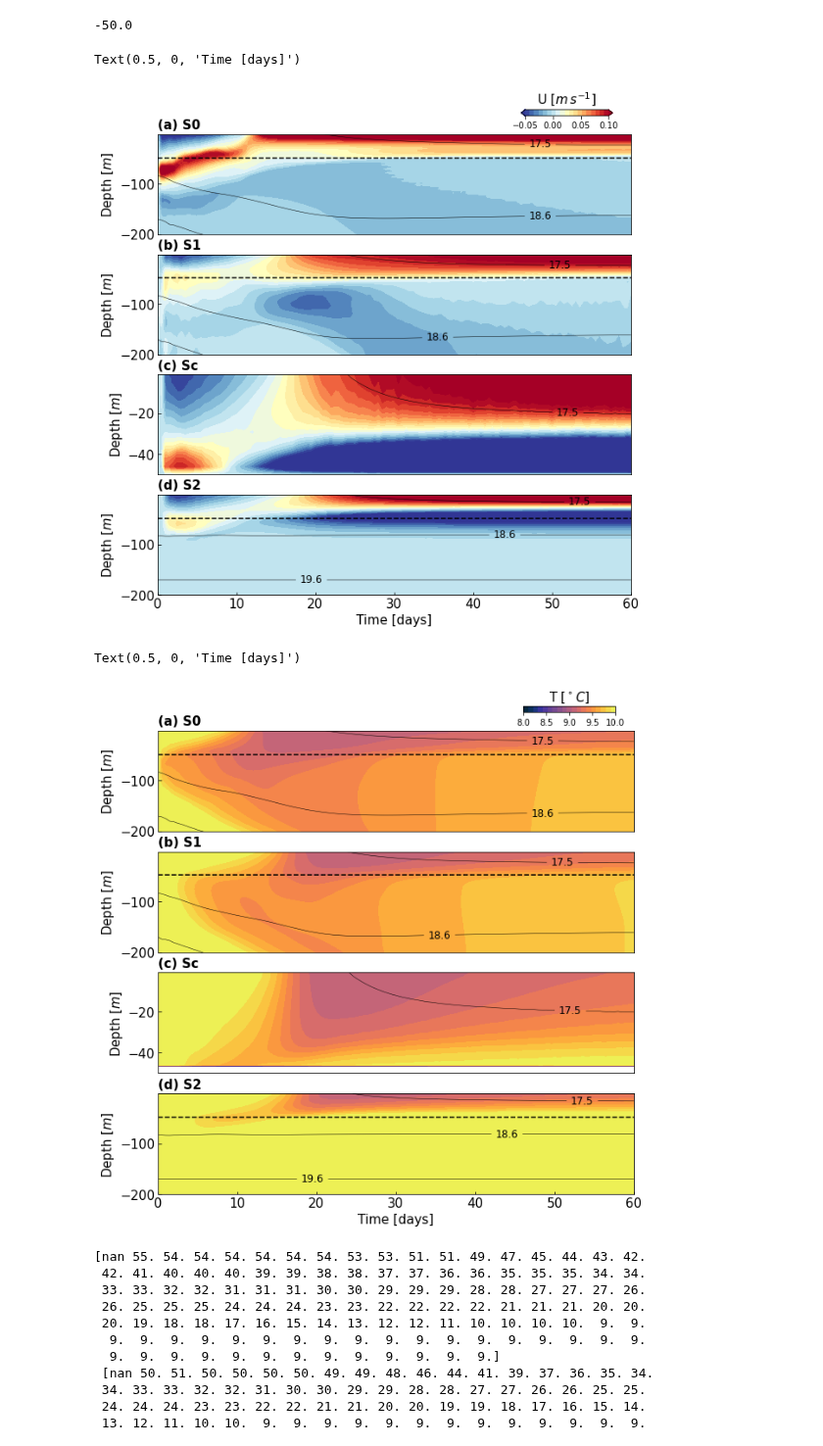
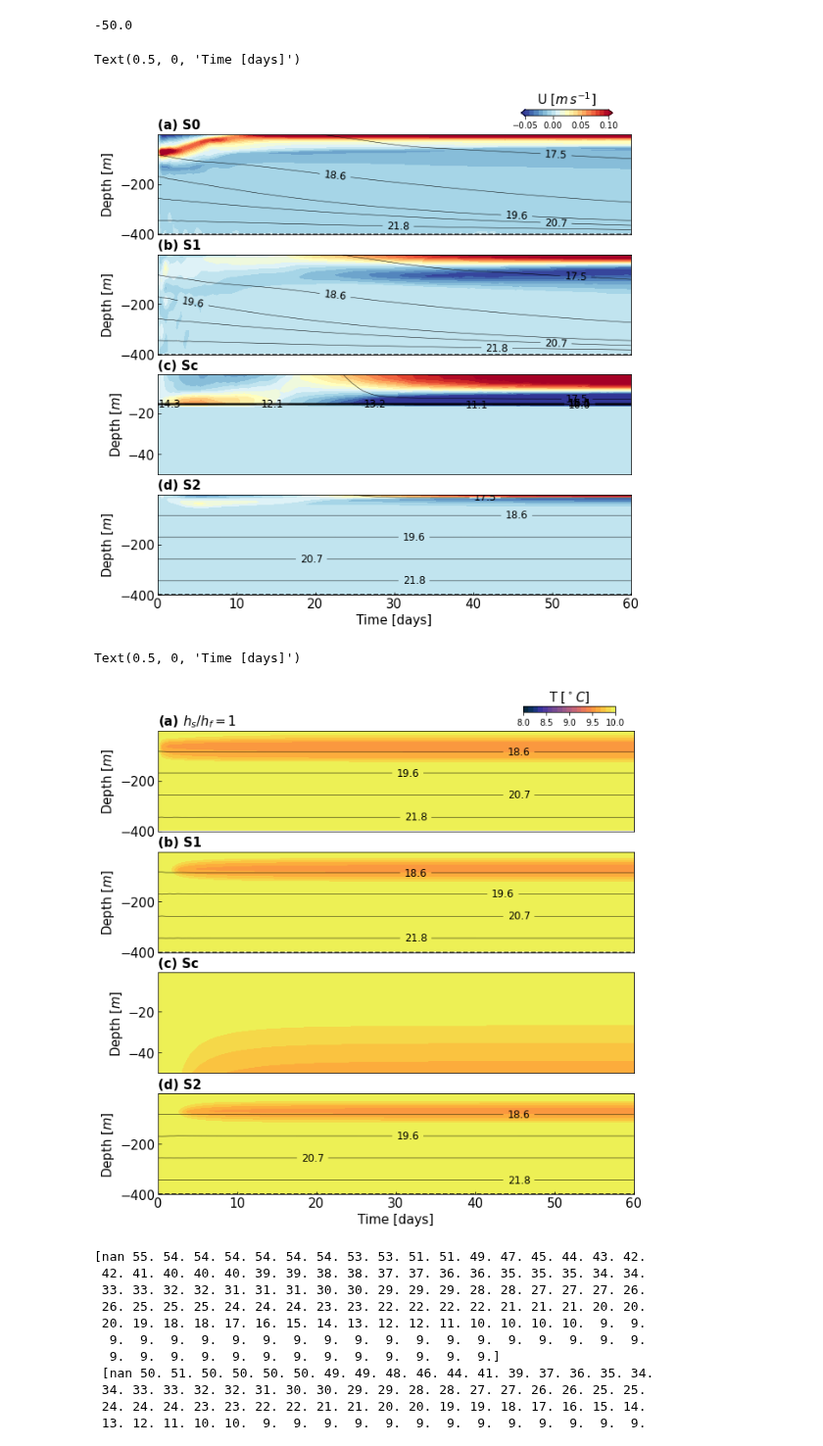
Before and after one commit to weiyangbao/Jupyter-Iceplume, a Jupyter notebook: Fjord Modeling/Strat_Transition.ipynb, the cells around one changed output. Shown at 98% size. Drawn from its saved outputs; the diff is of its cells as text; code cells hidden in the pictures.

Commit message:
New plots for no-sill cases

```diff
--- a/Fjord Modeling/Strat_Transition.ipynb
+++ b/Fjord Modeling/Strat_Transition.ipynb
@@ -35,7 +35,7 @@ def UT_prof(datapath, case_id, xidx):
     return depth, time, Uzt, Tzt, Rho
 # %%
 path1 = '/work/oceans/wbao/MITgcm_results/iceplume/4_Sz_minhs'
-path2 = '/work/oceans/wbao/MITgcm_results/iceplume/Sal_Linear_maxhs'
+path2 = '/work/oceans/wbao/MITgcm_results/iceplume/Sal_Linear_nosill'
 path3 = '/work/oceans/wbao/MITgcm_results/iceplume/2_Qsg_minhs'
 
 caseN = 4
@@ -60,7 +60,7 @@ cu = np.linspace(-0.05,0.1,20) # Contour range for U
 crho = np.linspace(10,25,15) # Contour range for density
 cmap = 'RdYlBu_r'
 
-hs = 48
+hs = 400
 ax1 = fig1.add_subplot(411)
 im1 = ax1.contourf(time, depth, U1, cu, cmap=cmap, extend='both')
 ax1.axhline(y=-hs,color='k',linestyle='--')
@@ -75,7 +75,7 @@ cbar.set_ticks([-0.05,0,0.05,0.1])
 cbar.ax.set_title('U [$m\,s^{-1}$]', size=15)
 
 ax1.set_xlim(time[0],time[-1])
-ax1.set_ylim(-200,depth[0])
+ax1.set_ylim(-400,depth[0])
 ax1.xaxis.set_visible(False)
 ax1.tick_params(direction='in', labelsize=15)
 ax1.set_title('(a) S0', loc='left', size=15, weight='bold')
@@ -91,7 +91,7 @@ plt.clabel(CS2, fmt='%1.1f', fontsize=12, inline=1)
 
 
 ax2.set_xlim(time[0],time[-1])
-ax2.set_ylim(-200,depth[0])
+ax2.set_ylim(-400,depth[0])
 ax2.xaxis.set_visible(False)
 ax2.tick_params(direction='in', labelsize=15)
 ax2.set_title('(b) S1', loc='left', size=15, weight='bold')
@@ -123,14 +123,14 @@ plt.clabel(CS4, fmt='%1.1f', fontsize=12, inline=1)
 ax4.axhline(y=-hs,color='k',linestyle='--')
 
 ax4.set_xlim(time[0],time[-1])
-ax4.set_ylim(-200,depth[0])
+ax4.set_ylim(-400,depth[0])
 ax4.tick_params(direction='in', labelsize=15)
 ax4.set_title('(d) S2', loc='left', size=15, weight='bold')
 ax4.set_ylabel('Depth [$m$]', size=15)
 ax4.set_xlabel('Time [days]', size=15)
 # %% [output]
 Text(0.5, 0, 'Time [days]')
-[figure, old version]
+[figure, new version]
 # %%
 # Making plot for potential temperature
 fig2 = plt.figure(figsize=(10,10))
@@ -150,7 +150,7 @@ im1 = ax1.contourf(time, depth, T1, ct, cmap=cmap2)
 # Plot isopycnals
 CS1 = ax1.contour(time, depth, Rho1-1000, crho1, colors='k', linewidths=.5)
 plt.clabel(CS1, fmt='%1.1f', fontsize=12, inline=1)
-ax1.axhline(y=-hs,color='k',linestyle='--')
+#ax1.axhline(y=-hs,color='k',linestyle='--')
 
 cbaxes = fig2.add_axes([0.72, 0.91, 0.15, 0.01])
 cbar = fig2.colorbar(im1,cax=cbaxes, orientation='horizontal')
@@ -158,10 +158,10 @@ cbar.set_ticks([8,8.5,9,9.5,10])
 cbar.ax.set_title('T [$^\circ C$]', size=15)
 
 ax1.set_xlim(time[0],time[-1])
-ax1.set_ylim(-200,depth[0])
+ax1.set_ylim(-400,depth[0])
 ax1.xaxis.set_visible(False)
 ax1.tick_params(direction='in', labelsize=15)
-ax1.set_title('(a) S0', loc='left', size=15, weight='bold')
+ax1.set_title('(a) $h_s/h_f=1$', loc='left', size=15, weight='bold')
 ax1.set_ylabel('Depth [$m$]', size=15)
 
 
@@ -173,7 +173,7 @@ plt.clabel(CS2, fmt='%1.1f', fontsize=12, inline=1)
 ax2.axhline(y=-hs,color='k',linestyle='--')
 
 ax2.set_xlim(time[0],time[-1])
-ax2.set_ylim(-200,depth[0])
+ax2.set_ylim(-400,depth[0])
 ax2.xaxis.set_visible(False)
 ax2.tick_params(direction='in', labelsize=15)
 ax2.set_title('(b) S1', loc='left', size=15, weight='bold')
@@ -182,35 +182,35 @@ ax2.set_ylabel('Depth [$m$]', size=15)
 
 
 ax3 = fig2.add_subplot(413)
 im3 = ax3.contourf(time, depth, T3, ct, cmap=cmap2)
 #ax3.axhline(y=-16,color='k',linestyle='--')
 CS3 = ax3.contour(time, depth[:22], Rho3[:22,:]-1000, crho1, colors='k', linewidths=.5)
 plt.clabel(CS3, fmt='%1.1f', fontsize=12, inline=1)
 
 ax3.set_xlim(time[0],time[-1])
 ax3.set_ylim(-50,depth[0])
 ax3.xaxis.set_visible(False)
 ax3.tick_params(direction='in', labelsize=15)
 ax3.set_title('(c) Sc', loc='left', size=15, weight='bold')
 ax3.set_ylabel('Depth [$m$]', size=15)
 
 
 
 ax4 = fig2.add_subplot(414)
 im4 = ax4.contourf(time, depth, T4, ct, cmap=cmap2)
 CS4 = ax4.contour(time, depth[:-1], Rho4[:-1,:]-1000, crho1, colors='k', linewidths=.5)
 plt.clabel(CS4, fmt='%1.1f', fontsize=12, inline=1)
 ax4.axhline(y=-hs,color='k',linestyle='--')
 
 ax4.set_xlim(time[0],time[-1])
-ax4.set_ylim(-200,depth[0])
+ax4.set_ylim(-400,depth[0])
 ax4.tick_params(direction='in', labelsize=15)
 ax4.set_title('(d) S2', loc='left', size=15, weight='bold')
 ax4.set_ylabel('Depth [$m$]', size=15)
 ax4.set_xlabel('Time [days]', size=15)
 # %% [output]
 Text(0.5, 0, 'Time [days]')
-[figure, old version]
+[figure, new version]
 # %%
 fig_path ="/home/1959/Jupyter_Figs/FjordModeling/"
 if not os.path.exists(fig_path):
```
Also changed, not shown: parts of 1 cell of this notebook.
